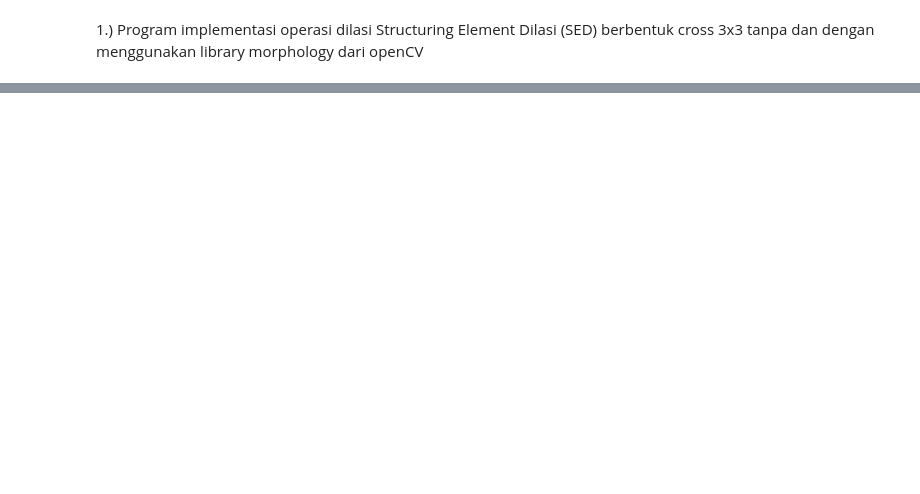
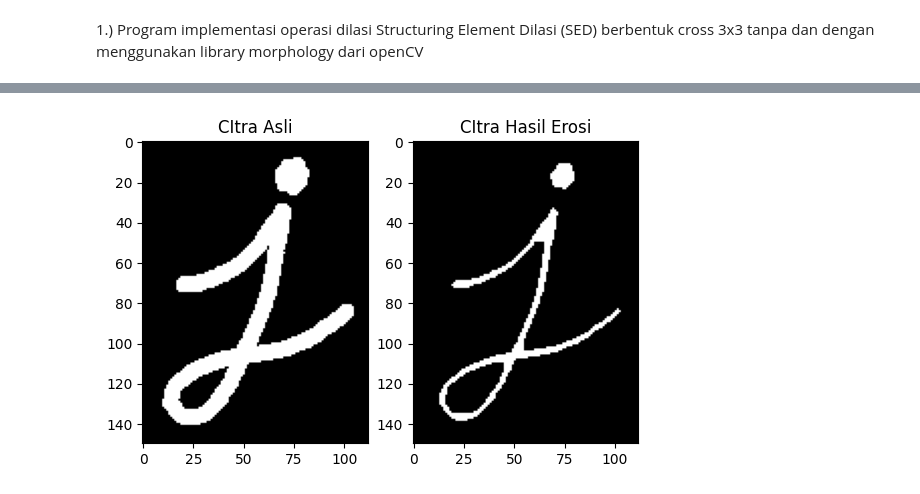
Before and after one commit to tasyasvdh09/PCVK_Genap_2023, a Jupyter notebook: PCVK_Modul_9.ipynb, the cells around one changed output, grey strips where cells are left out. Cells and saved outputs as stored; diff of their text form; code cells hidden in the pictures; blank space fills up the shorter version.

```diff
--- a/PCVK_Modul_9.ipynb
+++ b/PCVK_Modul_9.ipynb
@@ -73 +62,33 @@ square 5x5 dapat dengan menggunakan library morphology dari openCV
+# %%
+# Without using the morphologyEx library from OpenCV
+
+# Load the input image
+img = cv2.imread('/content/drive/MyDrive/PCVK/images/j.png', 0)
+
+# Define the kernel for erosion
+kernel = np.ones((5,5), dtype=np.uint8)
+
+# Define the size of the padding around the image
+pad_size = 2
+
+# Pad the input image with zeros around the edges
+padded_img = np.pad(img, pad_size, mode='constant')
+
+# Create an output image with the same size and data type as the input image
+output = np.zeros_like(img)
+
+# Loop over all pixels in the input image
+for i in range(pad_size, img.shape[0]+pad_size):
+    for j in range(pad_size, img.shape[1]+pad_size):
+        # Compute the minimum value of the pixels in the neighborhood defined by the kernel
+        min_val = np.min(padded_img[i-pad_size:i+pad_size+1, j-pad_size:j+pad_size+1] * kernel)
+        # Set the output pixel value to the minimum value found in the neighborhood
+        output[i-pad_size, j-pad_size] = min_val
+
+# Display the original image and the eroded image side by side
+plt.subplot(121),plt.imshow(img, cmap='gray'),plt.title('CItra Asli')
+plt.subplot(122),plt.imshow(output, cmap='gray'),plt.title('CItra Hasil Erosi')
+plt.show()
+# %% [output]
+[figure, added]
 # %%
```
Also changed, not shown: parts of 24 cells of this notebook.
